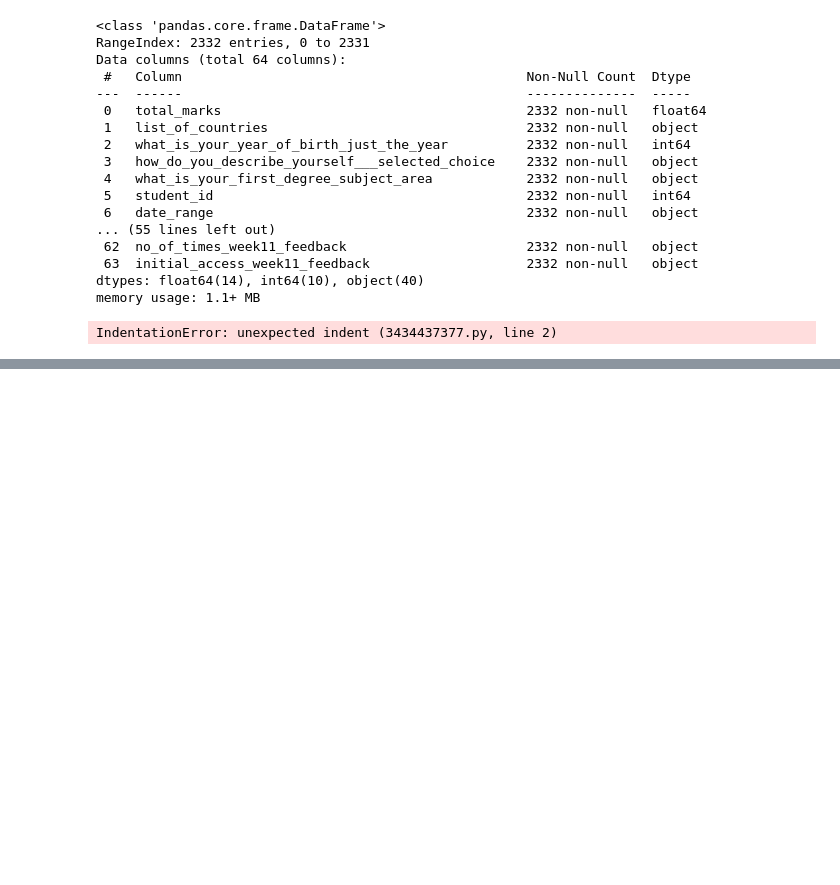
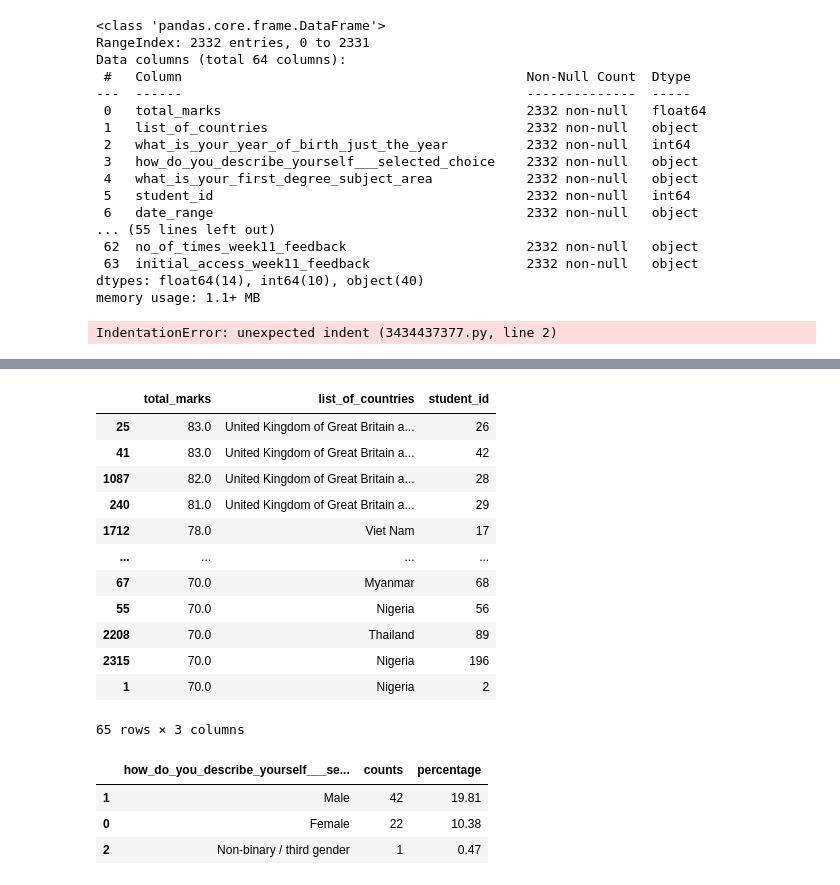
Before and after one commit to tjgusshy/UWE_Brsitol_IGP_Project, a Jupyter notebook: python_folder/eda.ipynb, the cells around one changed output, grey strips where cells are left out. Drawn from its saved outputs; the diff is of its cells as text; code cells hidden in the pictures; blank space fills up the shorter version.

```diff
--- a/python_folder/eda.ipynb
+++ b/python_folder/eda.ipynb
@@ -884,0 +931,29 @@ correlation = merged_df.corr()
+# %%
+pass_country
+# %% [output]
+|  | total_marks | list_of_countries | student_id |
+| 25 | 83.0 | United Kingdom of Great Britain a... | 26 |
+| 41 | 83.0 | United Kingdom of Great Britain a... | 42 |
+| 1087 | 82.0 | United Kingdom of Great Britain a... | 28 |
+| 240 | 81.0 | United Kingdom of Great Britain a... | 29 |
+| 1712 | 78.0 | Viet Nam | 17 |
+| ... | ... | ... | ... |
+| 67 | 70.0 | Myanmar | 68 |
+| 55 | 70.0 | Nigeria | 56 |
+| 2208 | 70.0 | Thailand | 89 |
+| 2315 | 70.0 | Nigeria | 196 |
+| 1 | 70.0 | Nigeria | 2 |
+65 rows × 3 columns
+# %%
+passed = merged_df[merged_df['total_marks'] >= 70]
+g_df = passed[['student_id', 'how_do_you_describe_yourself___selected_choice','total_marks']].drop_duplicates()
+no_dups = merged_df[['student_id', 'how_do_you_describe_yourself___selected_choice','total_marks']].drop_duplicates()
+cnt = len(no_dups)
+g_df = g_df.groupby(['how_do_you_describe_yourself___selected_choice']).size().reset_index(name='counts').sort_values(by='counts', ascending=False)
+g_df['percentage'] = round((g_df['counts']/cnt)*100, 2)
+g_df
+# %% [output]
+|  | how_do_you_describe_yourself___se... | counts | percentage |
+| 1 | Male | 42 | 19.81 |
+| 0 | Female | 22 | 10.38 |
+| 2 | Non-binary / third gender | 1 | 0.47 |
```
Also changed, not shown: parts of 10 cells of this notebook, 2 other files.
